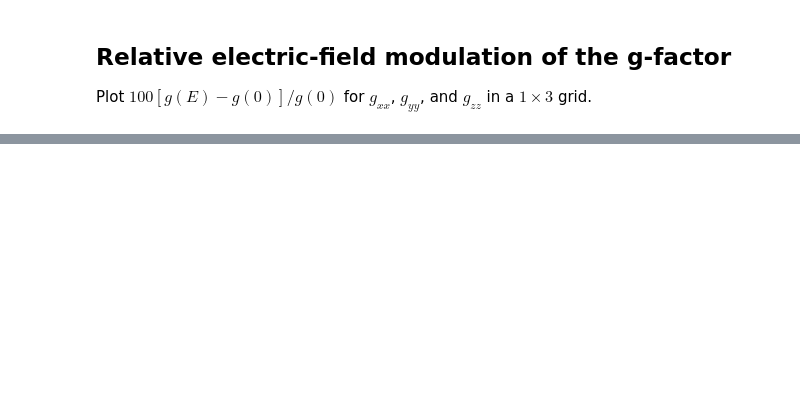
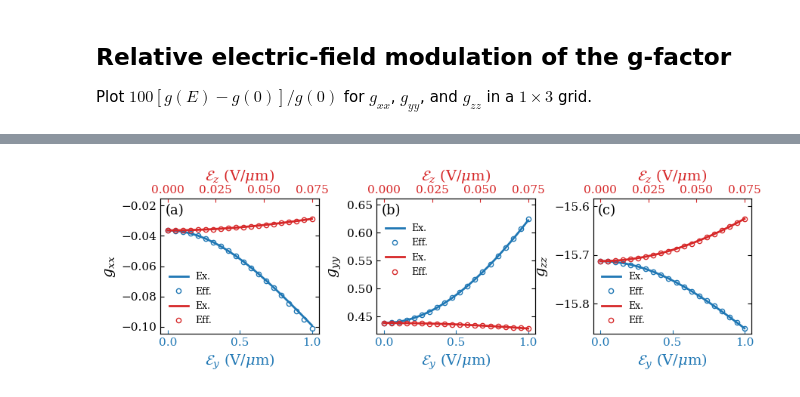
Before and after one commit to anirban8653/Quantum_dot_2H_Ge, a Jupyter notebook: g_factor_moulation/E_field_dependency/perturbation/plot_gfactor_E.ipynb, the cells around one changed output, grey strips where cells are left out. Drawn from its saved outputs; the diff is of its cells as text; code cells hidden in the pictures; blank space fills up the shorter version.

Commit message:
updated new perturbative results

```diff
--- a/g_factor_moulation/E_field_dependency/perturbation/plot_gfactor_E.ipynb
+++ b/g_factor_moulation/E_field_dependency/perturbation/plot_gfactor_E.ipynb
@@ -625,0 +630,74 @@ Saved plot to c:\Users\Anirban\Dropbox\he-ge\g_factor_moulation\E_field_dependen
+# %%
+# Signed g factors: numerical (exact diagonalization) vs perturbative (pymablock)
+# One panel per component (g_xx, g_yy, g_zz); E_y and E_z in the same panel.
+# E_y uses the bottom field axis, E_z the top field axis (their ranges differ by ~13x).
+
+
+def load_perturbative_signed(filename):
+    """Return E (V/um) and signed g from a four-column perturbative file."""
+    data = np.atleast_2d(np.loadtxt(data_directory / filename))
+    field = data[:, 2].copy()
+    if np.max(np.abs(field)) < 1e-3:      # gx files store E in V/Angstrom
+        field *= 1e4
+    return field, data[:, 3]
+
+
+def load_numerical_signed(filename, component):
+    """Return E (V/um) and signed g from a numerical gfactor_*_vs_E*_N*_L*.dat file."""
+    data = np.atleast_2d(np.loadtxt(data_directory / filename))
+    g_column = 3 if component == "xx" else 2   # xx: size E gap g ; yy/zz: size E g gap
+    return data[:, 1], data[:, g_column]
+
+
+data_directory = Path.cwd()
+components = [("xx", "gx"), ("yy", "gy"), ("zz", "gz")]
+legend_loc = {"xx": "lower left", "yy": "upper left", "zz": "lower left"}  # free corners
+legend_anchor = {"yy": (0.0, 0.88)}   # (b): legend just below the panel label
+panel_labels = {"xx": "(a)", "yy": "(b)", "zz": "(c)"}
+style = {
+    "y": dict(color="tab:blue", ls="-", marker="o"),
+    "z": dict(color="tab:red", ls="-", marker="o"),
+}
+
+fig, axes = plt.subplots(1, 3, figsize=(9, 3))
+
+for ax_y, (comp, prefix) in zip(axes, components):
+    ax_z = ax_y.twiny()                    # top axis for E_z, same g axis
+    handles = []
+    for d, ax in (("y", ax_y), ("z", ax_z)):
+        st = style[d]
+        E_num, g_num = load_numerical_signed(f"gfactor_{comp}_vs_E{d}_N{N}_L300.dat", comp)
+        E_pert, g_pert = load_perturbative_signed(f"{prefix}_moulation_E{d}.dat")
+
+        h1, = ax.plot(E_num, g_num, ls=st["ls"], color=st["color"], linewidth=2.0,
+                      label=rf"Ex.")
+        h2, = ax.plot(E_pert, g_pert, st["marker"], color=st["color"], markersize=4.5,
+                      markerfacecolor="none", label=rf"Eff.")
+        handles += [h1, h2]
+
+        print(f"g_{comp}, E_{d}: numerical g(0) = {g_num[0]:+.5f}, g(max) = {g_num[-1]:+.5f} | "
+              f"perturbation g(0) = {g_pert[0]:+.5f}, g(max) = {g_pert[-1]:+.5f}")
+
+    ax_y.set_xlabel(r"$\mathcal{E}_y$ (V/$\mu$m)", fontsize=14, color=style["y"]["color"])
+    ax_z.set_xlabel(r"$\mathcal{E}_z$ (V/$\mu$m)", fontsize=14, color=style["z"]["color"])
+    ax_y.tick_params(axis="x", colors=style["y"]["color"], direction="in", labelsize=11)
+    ax_z.tick_params(axis="x", colors=style["z"]["color"], direction="in", labelsize=11)
+    ax_y.tick_params(axis="y", direction="in", right=True, labelsize=11)
+    ax_y.set_ylabel(rf"$g_{{{comp}}}$", fontsize=14)
+    # legend on the top (E_z) axes so it is drawn above both curves
+    ax_z.legend(handles=handles, fontsize=9, frameon=False, loc=legend_loc[comp],
+                bbox_to_anchor=legend_anchor.get(comp))
+    ax_z.text(0.03, 0.96, panel_labels[comp], transform=ax_z.transAxes,
+              ha="left", va="top", fontsize=13)
+    y_lo, y_hi = ax_y.get_ylim()              # headroom so the label clears the curves
+    ax_y.set_ylim(y_lo, y_hi + 0.12 * (y_hi - y_lo))
+
+fig.tight_layout()
+WSPACE_SCALE = 0.6   # < 1 brings the panels closer together (1 = tight_layout default)
+fig.subplots_adjust(wspace=fig.subplotpars.wspace * WSPACE_SCALE)
+output_file = data_directory / f"g_signed_numerical_vs_perturbation_N{N}.png"
+fig.savefig(output_file, dpi=300, bbox_inches="tight")
+fig.savefig(output_file.with_suffix(".pdf"), bbox_inches="tight")
+print(f"Saved plot to {output_file}")
+plt.show()
+# %% [output]
@@ -625,0 +711 @@ Saved plot to c:\Users\Anirban\Dropbox\he-ge\g_factor_moulation\E_field_dependen
+[figure, added]
```
Also changed, not shown: parts of 8 cells of this notebook, 45 other files.
